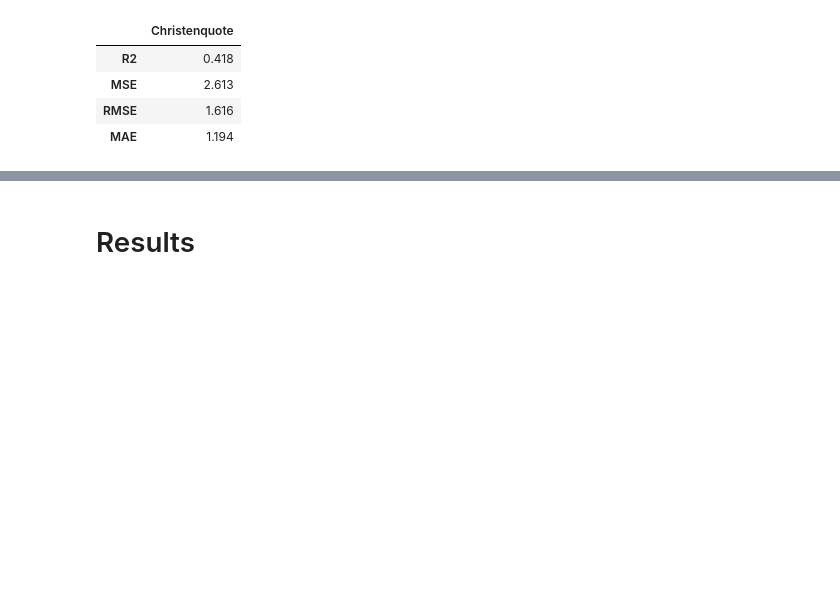
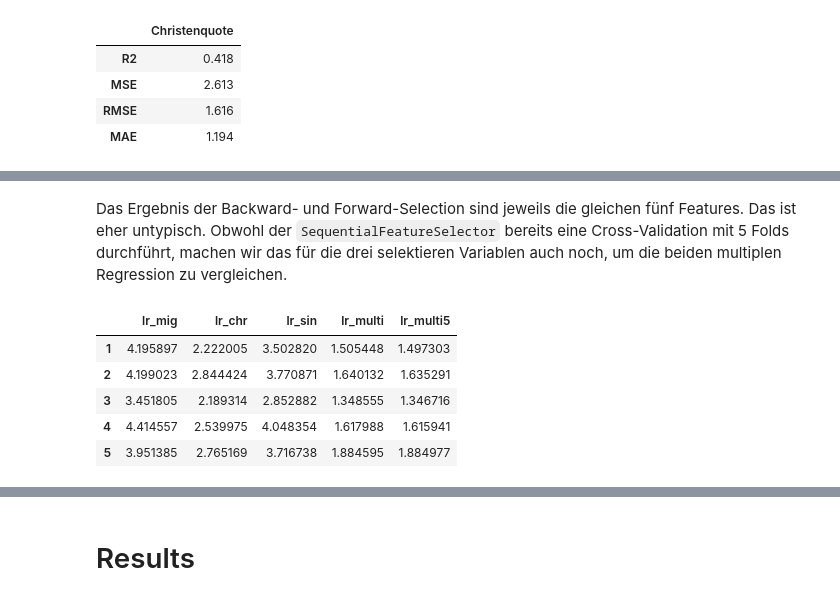
Before and after one commit to NicoHdM/ProjectHdM, a Jupyter notebook: reports/report.ipynb, the cells around one changed output, grey strips where cells are left out. Cells and saved outputs as stored; diff of their text form; code cells hidden in the pictures; blank space fills up the shorter version.

Commit message:
Multiple Regression
- Multiple Regression mit 6 Features MSE für 5 Folds
- Backward & Forward Selection
- Multiple Regression mit 5 Features
- Design Tuning

```diff
--- a/reports/report.ipynb
+++ b/reports/report.ipynb
@@ -529,0 +536,4 @@ results
+# %%
+#| echo: true
+#| output: false
+reg_multi=LinearRegression()
@@ -529,0 +543,8 @@ results
+# %%
+#| echo: true
+#| code-fold: true
+#| column: margin
+# cross-validation with 5 folds total
+scores_multi = cross_val_score(reg_multi, X_train, y_train, cv=5, scoring='neg_mean_squared_error') *-1
+df_scores = df_scores.assign(lr_multi = scores_multi)
+df_scores.style.background_gradient(cmap = 'Blues', axis='index')
@@ -529,0 +560,4 @@ results
+# %%
+sfs_backward = SequentialFeatureSelector(
+    reg_multi, n_features_to_select=5, cv=5, direction="backward"
+).fit(X_train, y_train)
@@ -529,0 +568,19 @@ results
+# %%
+features_selection = sfs_backward.get_support()
+# %% [markdown]
+Das Ergebnis der Backward- und Forward-Selection sind jeweils die gleichen fünf Features. Das ist eher untypisch. Obwohl der `SequentialFeatureSelector` bereits eine Cross-Validation mit 5 Folds durchführt, machen wir das für die drei selektieren Variablen auch noch, um die beiden multiplen Regression zu vergleichen.
+# %%
+#| echo: true
+#| code-fold: true
+#| column: margin
+# cross-validation with 5 folds total
+scores_multi5 = cross_val_score(reg_multi, X_train.iloc[:,features_selection], y_train, cv=5, scoring='neg_mean_squared_error') *-1
+df_scores = df_scores.assign(lr_multi5 = scores_multi5)
+df_scores.style.background_gradient(cmap = 'Blues', axis='index')
+# %% [output]
+|  | lr_mig | lr_chr | lr_sin | lr_multi | lr_multi5 |
+| 1 | 4.195897 | 2.222005 | 3.502820 | 1.505448 | 1.497303 |
+| 2 | 4.199023 | 2.844424 | 3.770871 | 1.640132 | 1.635291 |
+| 3 | 3.451805 | 2.189314 | 2.852882 | 1.348555 | 1.346716 |
+| 4 | 4.414557 | 2.539975 | 4.048354 | 1.617988 | 1.615941 |
+| 5 | 3.951385 | 2.765169 | 3.716738 | 1.884595 | 1.884977 |
```
Also changed, not shown: parts of 18 cells of this notebook, 1 other file.
